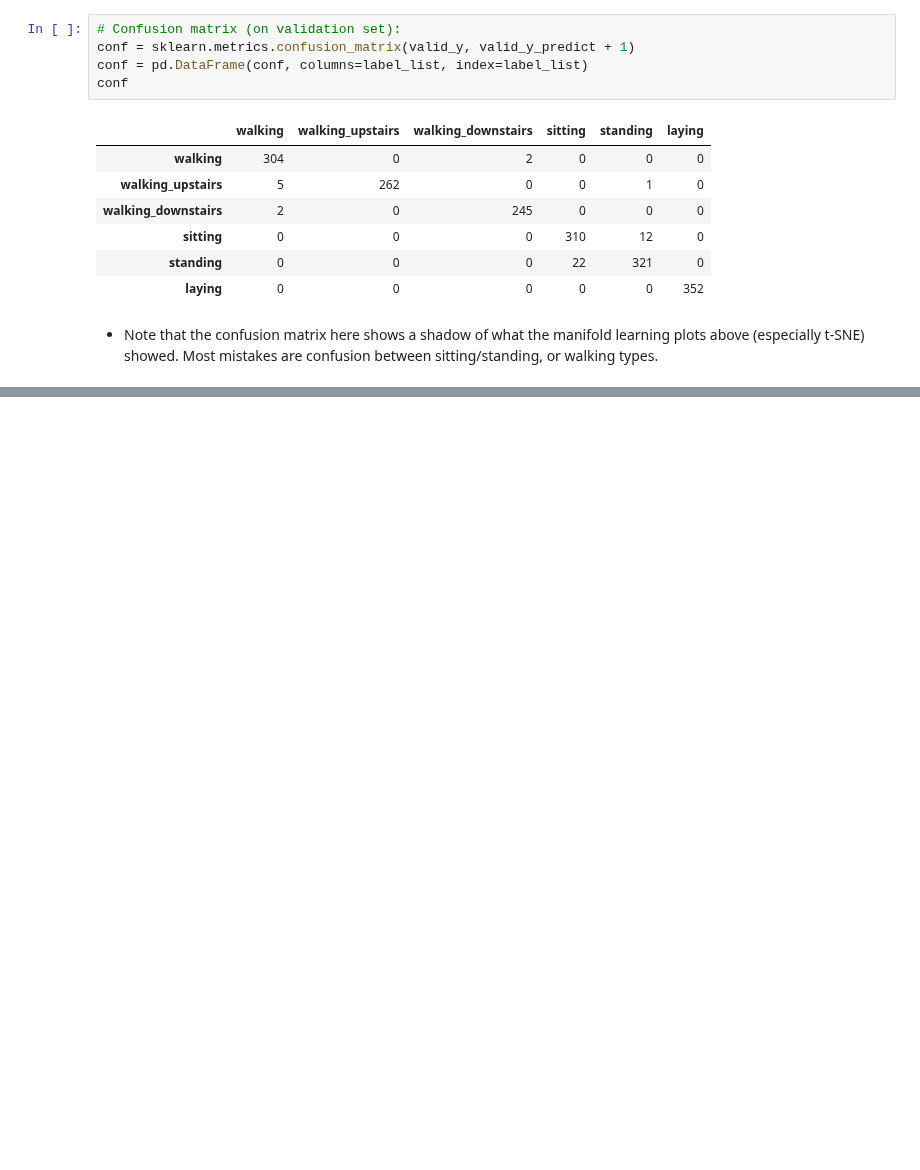
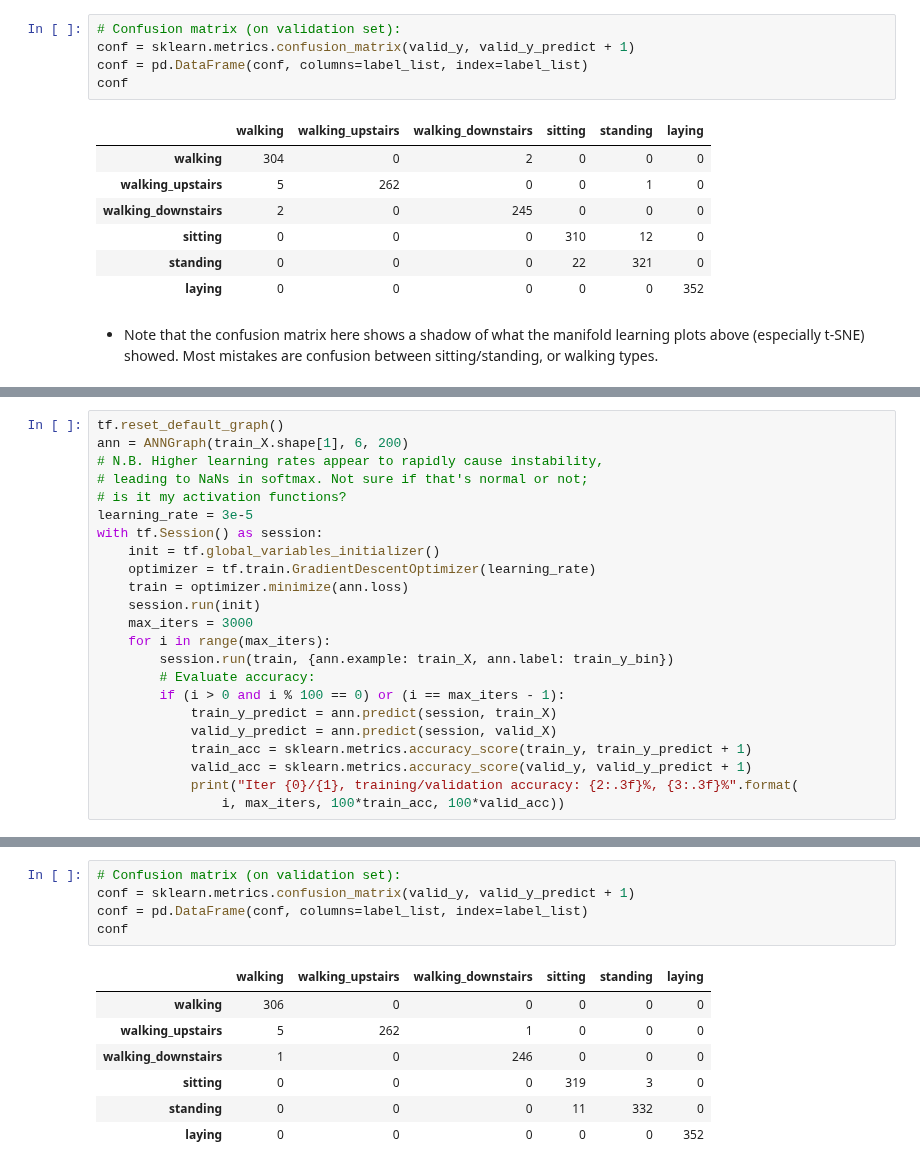
Before and after one commit to Hodapp87/yazabi-tensorflow-classification-test, a Jupyter notebook: Yazabi - TensorFlow skills test (classification).ipynb, the cells around one changed output, grey strips where cells are left out. Cells and saved outputs as stored; diff of their text form; blank space fills up the shorter version.

Commit message:
Notebook: Neural network example

```diff
--- a/Yazabi - TensorFlow skills test (classification).ipynb
+++ b/Yazabi - TensorFlow skills test (classification).ipynb
@@ -297,0 +314,23 @@ conf
+# %%
+tf.reset_default_graph()
+ann = ANNGraph(train_X.shape[1], 6, 200)
+# N.B. Higher learning rates appear to rapidly cause instability,
+# leading to NaNs in softmax. Not sure if that's normal or not;
+# is it my activation functions?
+learning_rate = 3e-5
+with tf.Session() as session:
+    init = tf.global_variables_initializer()
+    optimizer = tf.train.GradientDescentOptimizer(learning_rate)
+    train = optimizer.minimize(ann.loss)
+    session.run(init)
+    max_iters = 3000
+    for i in range(max_iters):
+        session.run(train, {ann.example: train_X, ann.label: train_y_bin})
+        # Evaluate accuracy:
+        if (i > 0 and i % 100 == 0) or (i == max_iters - 1):
+            train_y_predict = ann.predict(session, train_X)
+            valid_y_predict = ann.predict(session, valid_X)
+            train_acc = sklearn.metrics.accuracy_score(train_y, train_y_predict + 1)
+            valid_acc = sklearn.metrics.accuracy_score(valid_y, valid_y_predict + 1)
+            print("Iter {0}/{1}, training/validation accuracy: {2:.3f}%, {3:.3f}%".format(
+                i, max_iters, 100*train_acc, 100*valid_acc))
@@ -297,0 +355,13 @@ conf
+# %%
+# Confusion matrix (on validation set):
+conf = sklearn.metrics.confusion_matrix(valid_y, valid_y_predict + 1)
+conf = pd.DataFrame(conf, columns=label_list, index=label_list)
+conf
+# %% [output]
+|  | walking | walking_upstairs | walking_downstairs | sitting | standing | laying |
+| walking | 306 | 0 | 0 | 0 | 0 | 0 |
+| walking_upstairs | 5 | 262 | 1 | 0 | 0 | 0 |
+| walking_downstairs | 1 | 0 | 246 | 0 | 0 | 0 |
+| sitting | 0 | 0 | 0 | 319 | 3 | 0 |
+| standing | 0 | 0 | 0 | 11 | 332 | 0 |
+| laying | 0 | 0 | 0 | 0 | 0 | 352 |
```
Also changed, not shown: parts of 9 cells of this notebook.
